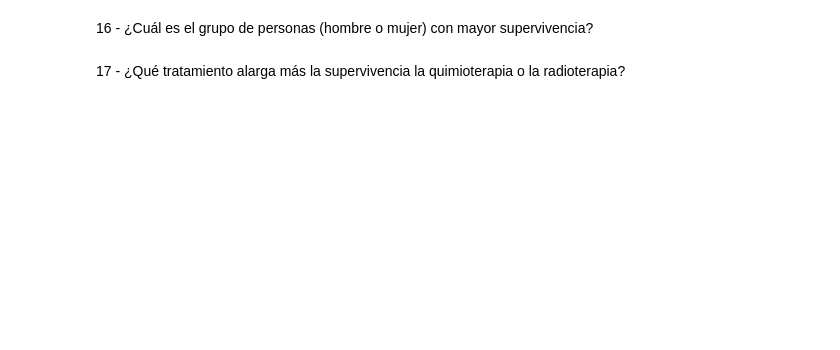
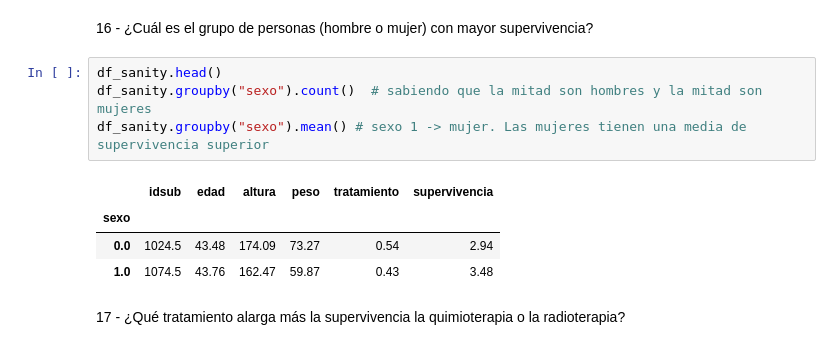
Before and after one commit to ubaldo-peralta-sanchez/python_basics, a Jupyter notebook: 2020_S6_pandas_indices_metodos.ipynb, the cells around one changed output. Saved outputs shown, nothing was run; the diff lists cells and outputs as text; blank space fills up the shorter version.

```diff
--- a/2020_S6_pandas_indices_metodos.ipynb
+++ b/2020_S6_pandas_indices_metodos.ipynb
@@ -1070,4 +776,13 @@ Columnas:
 # %% [markdown]
 16 - ¿Cuál es el grupo de personas (hombre o mujer) con mayor supervivencia?
+# %%
+df_sanity.head()
+df_sanity.groupby("sexo").count()  # sabiendo que la mitad son hombres y la mitad son mujeres
+df_sanity.groupby("sexo").mean() # sexo 1 -> mujer. Las mujeres tienen una media de supervivencia superior
+# %% [output]
+|  | idsub | edad | altura | peso | tratamiento | supervivencia |
+| sexo |  |  |  |  |  |  |
+| 0.0 | 1024.5 | 43.48 | 174.09 | 73.27 | 0.54 | 2.94 |
+| 1.0 | 1074.5 | 43.76 | 162.47 | 59.87 | 0.43 | 3.48 |
 # %% [markdown]
 17 - ¿Qué tratamiento alarga más la supervivencia la quimioterapia o la radioterapia?
```
Also changed, not shown: parts of 78 cells of this notebook.
